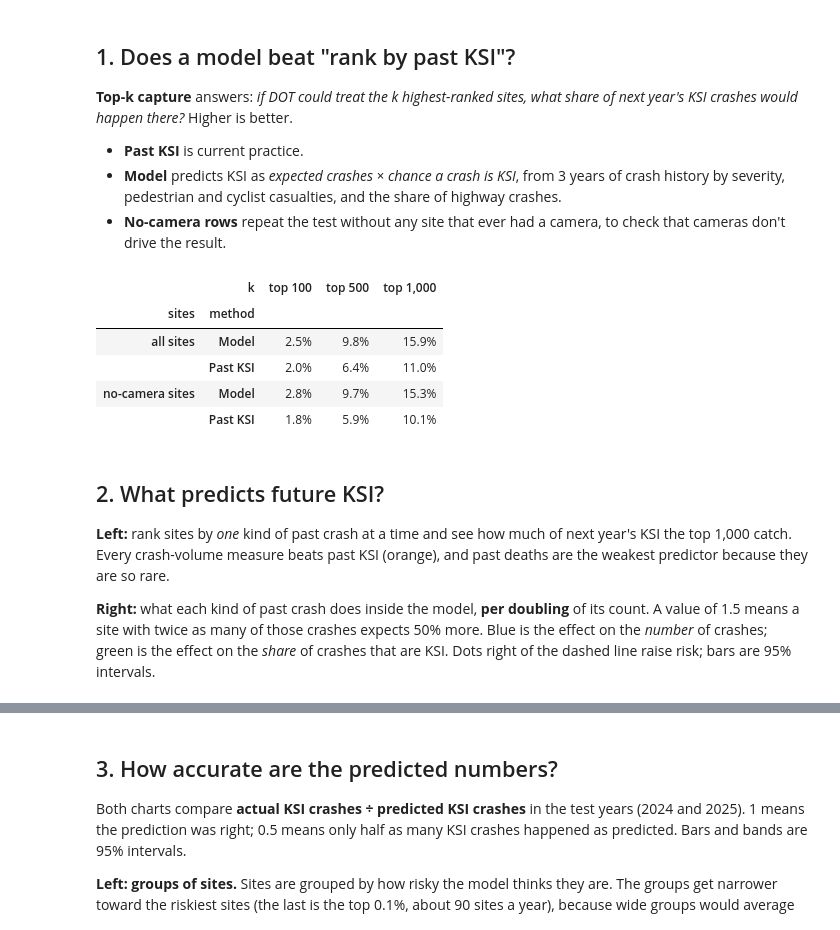
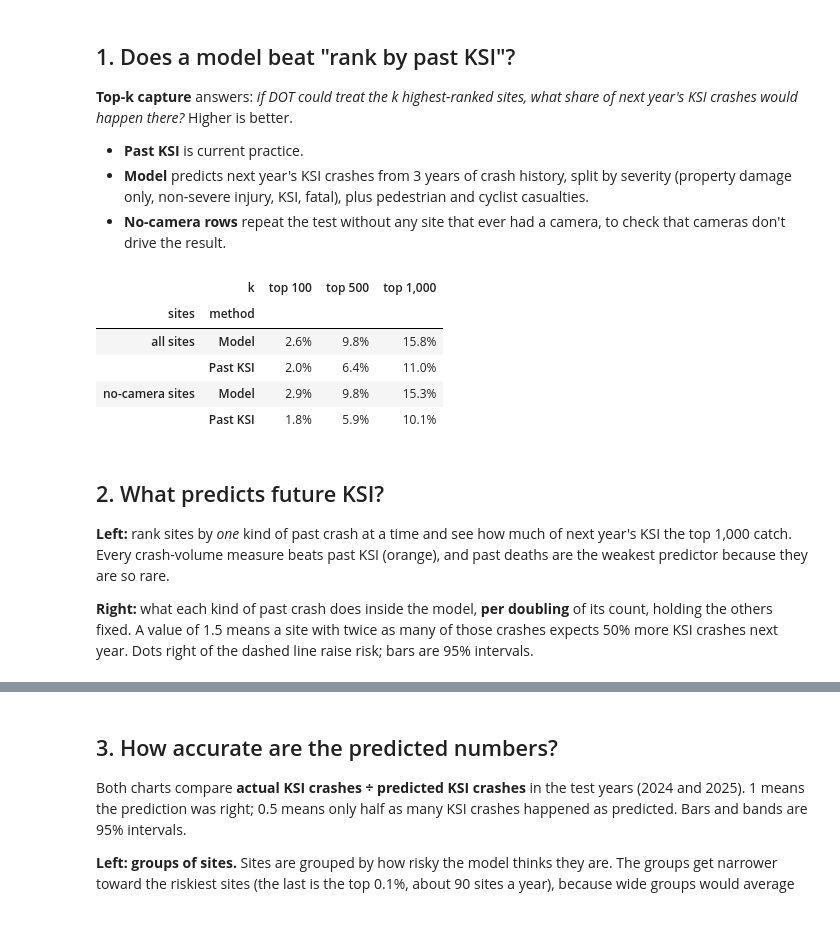
Before and after one commit to Group-7-Capstone/Group-7-Capstone, a Jupyter notebook: experiments/q1_ksi_risk.ipynb, the cells around one changed output, grey strips where cells are left out. Drawn from its saved outputs; the diff is of its cells as text; code cells hidden in the pictures.

```diff
--- a/experiments/q1_ksi_risk.ipynb
+++ b/experiments/q1_ksi_risk.ipynb
@@ -59,49 +62,49 @@ print(f"{len(sites):,} sites, {len(panel):,} site-years ({panel.year.min()}-{pan
 **Top-k capture** answers: *if DOT could treat the k highest-ranked sites, what share of next year's KSI crashes would happen there?* Higher is better.
 
 - **Past KSI** is current practice.
-- **Model** predicts KSI as *expected crashes × chance a crash is KSI*, from 3 years of crash history by severity, pedestrian and cyclist casualties, and the share of highway crashes.
+- **Model** predicts next year's KSI crashes from 3 years of crash history, split by severity (property damage only, non-severe injury, KSI, fatal), plus pedestrian and cyclist casualties.
 - **No-camera rows** repeat the test without any site that ever had a camera, to check that cameras don't drive the result.
 # %%
 def log1p_lags(cols):
     return [f"log1p_{c}_lag3" for c in cols]
 
 FEATURES = log1p_lags(
     ["pdo", "injury_nonsevere", "ksi_nonfatal", "fatal", "ped_injured", "cyc_injured"]
-) + ["highway_share"]
+)
 config = ValidationConfig()
 methods = {
     "Past KSI": lambda: HistoryRanker("ksi_lag3", n_years=3),
-    "Model": lambda: FrequencySeverityModel(FEATURES),
+    "Model": lambda: NegativeBinomialModel(FEATURES),
 }
 results, calibrations, predictions = [], [], {}
 for name, make in methods.items():
     for subset, data in [("all sites", panel), ("no-camera sites", panel[~panel.camera_site])]:
         metrics, calibration, preds = evaluate(make, data, config)
         results.append(metrics.assign(method=name, sites=subset))
         if subset == "all sites":
             calibrations.append(calibration.assign(method=name))
             predictions[name] = preds
 results, calibrations = pd.concat(results), pd.concat(calibrations)
 
 summary = (
     results.query("metric == 'top_k_capture' and scope == 'all' and k in [100, 500, 1000]")
     .pivot_table(index=["sites", "method"], columns="k", values="value")
     .rename(columns=lambda k: f"top {k:,.0f}")
 )
 summary.style.format("{:.1%}")
 # %% [output]
 |  | k | top 100 | top 500 | top 1,000 |
 | sites | method |  |  |  |
-| all sites | Model | 2.5% | 9.8% | 15.9% |
+| all sites | Model | 2.6% | 9.8% | 15.8% |
 |  | Past KSI | 2.0% | 6.4% | 11.0% |
-| no-camera sites | Model | 2.8% | 9.7% | 15.3% |
+| no-camera sites | Model | 2.9% | 9.8% | 15.3% |
 |  | Past KSI | 1.8% | 5.9% | 10.1% |
 # %% [markdown]
 ## 2. What predicts future KSI?
 
 **Left:** rank sites by *one* kind of past crash at a time and see how much of next year's KSI the top 1,000 catch. Every crash-volume measure beats past KSI (orange), and past deaths are the weakest predictor because they are so rare.
 
-**Right:** what each kind of past crash does inside the model, **per doubling** of its count. A value of 1.5 means a site with twice as many of those crashes expects 50% more. Blue is the effect on the *number* of crashes; green is the effect on the *share* of crashes that are KSI. Dots right of the dashed line raise risk; bars are 95% intervals.
+**Right:** what each kind of past crash does inside the model, **per doubling** of its count, holding the others fixed. A value of 1.5 means a site with twice as many of those crashes expects 50% more KSI crashes next year. Dots right of the dashed line raise risk; bars are 95% intervals.
 # %%
 TOP_K = 1000
 indicators = {
```
Also changed, not shown: parts of 9 cells of this notebook, 3 other files.
